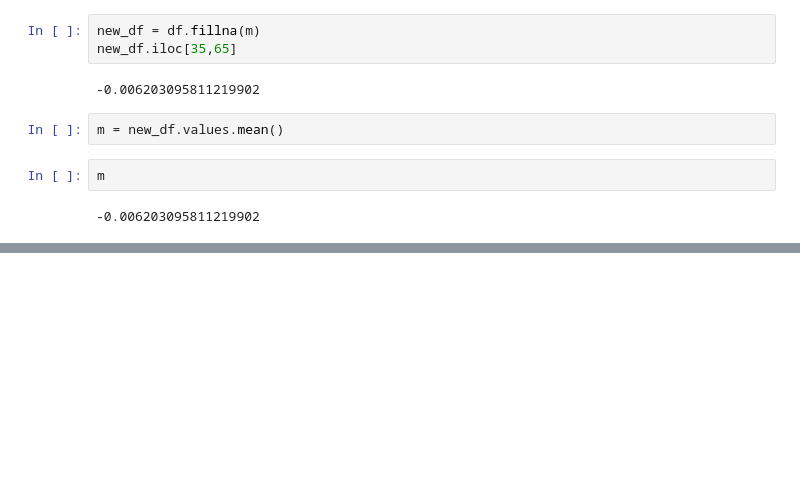
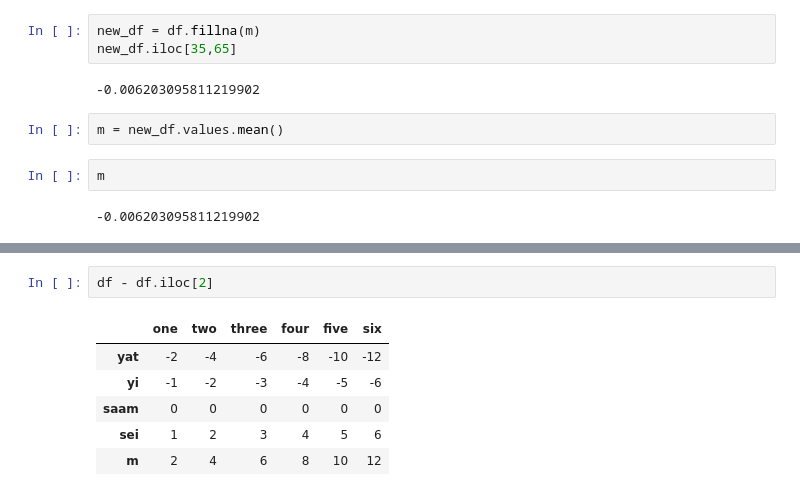
Before and after one commit to jephianlin/math599env, a Jupyter notebook: 1009.ipynb, the cells around one changed output, grey strips where cells are left out. Cells and saved outputs as stored; diff of their text form; blank space fills up the shorter version.

```diff
--- a/1009.ipynb
+++ b/1009.ipynb
@@ -528,0 +843,9 @@ m
+# %%
+df - df.iloc[2]
+# %% [output]
+|  | one | two | three | four | five | six |
+| yat | -2 | -4 | -6 | -8 | -10 | -12 |
+| yi | -1 | -2 | -3 | -4 | -5 | -6 |
+| saam | 0 | 0 | 0 | 0 | 0 | 0 |
+| sei | 1 | 2 | 3 | 4 | 5 | 6 |
+| m | 2 | 4 | 6 | 8 | 10 | 12 |
```
Also changed, not shown: parts of 82 cells of this notebook.
